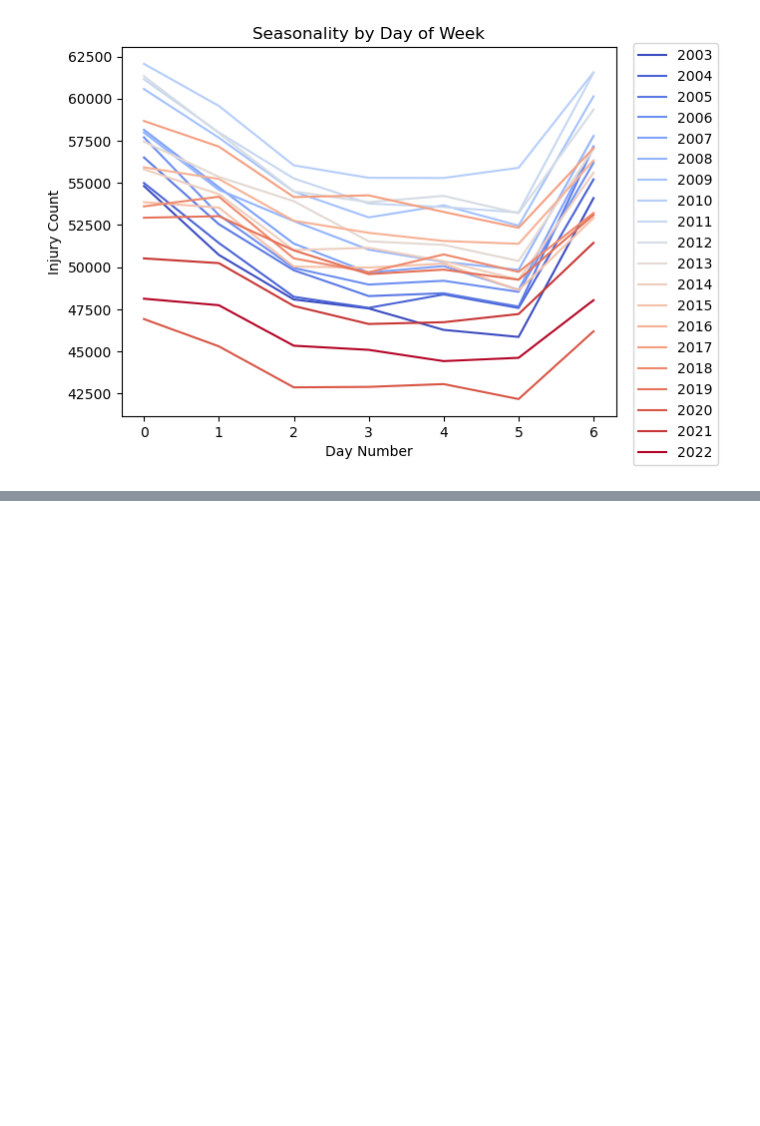
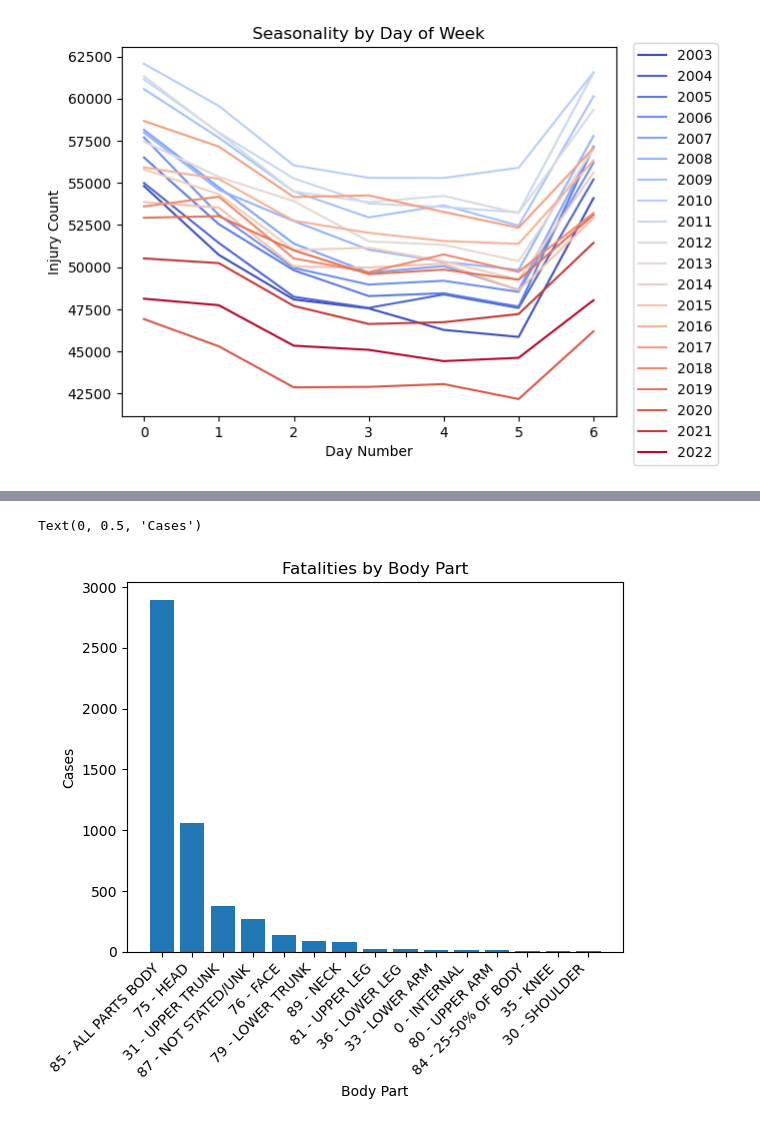
Before and after one commit to yzaya/NEISS-Dash-Analysis, a Jupyter notebook: NEISS-Analysis.ipynb, the cells around one changed output, grey strips where cells are left out. Cells and saved outputs as stored; diff of their text form; code cells hidden in the pictures; blank space fills up the shorter version.

```diff
--- a/NEISS-Analysis.ipynb
+++ b/NEISS-Analysis.ipynb
@@ -1099,0 +1375,15 @@ strftime('%d',Treatment_Date) as day_of_month
+# %%
+view = pd.read_sql(
+'''
+
+SELECT BDYPT, Disposition, count(CPSC_Case_Number) AS count
+FROM neiss_bdy
+LEFT JOIN BdypartDim bdy ON bdy.Code = Body_Part_All
+WHERE Disposition = 8
+GROUP BY BDYPT
+ORDER BY count DESC
+LIMIT 15
+
+'''
+,neiss_conn)
+view
@@ -1099,0 +1407,12 @@ strftime('%d',Treatment_Date) as day_of_month
+# %%
+x = view['BDYPT']
+y = view['count']
+
+plt.bar(x,y)
+plt.xticks(rotation=45, ha='right')
+plt.title('Fatalities by Body Part')
+plt.xlabel('Body Part')
+plt.ylabel('Cases')
+# %% [output]
+Text(0, 0.5, 'Cases')
+[figure, added]
```
Also changed, not shown: parts of 42 cells of this notebook, 1 other file.
